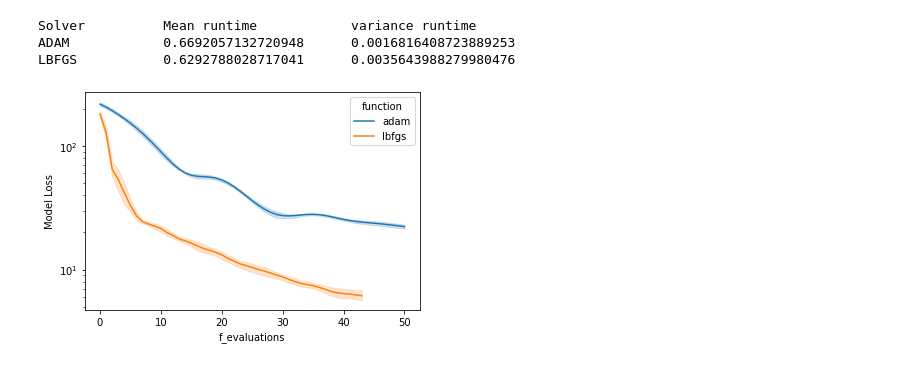
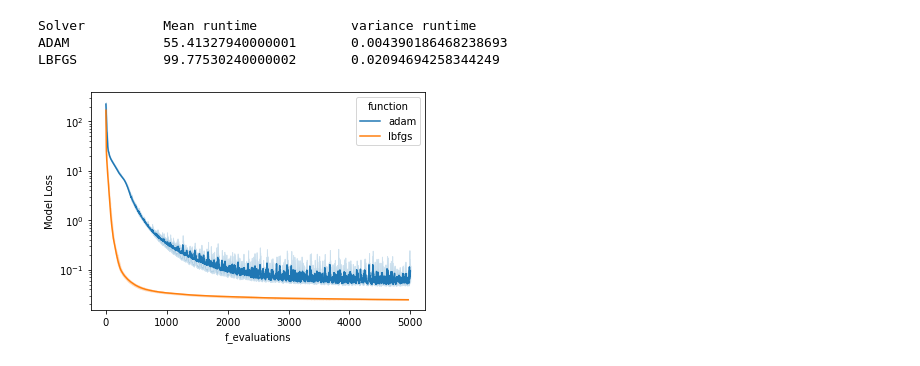
Before and after one commit to michelebersani/ComputationalMathematics, a Jupyter notebook: comparison_plots.ipynb, the cells around one changed output. Drawn from its saved outputs; the diff is of its cells as text; code cells hidden in the pictures.

Commit message:
adam_vs_lbfgs

```diff
--- a/comparison_plots.ipynb
+++ b/comparison_plots.ipynb
@@ -45,51 +46,63 @@ def pair_vector(vector_list):
     return vector_list
 
 runs = 5
+max_feval = 5000
 
 adam_f_values = []
 adam_runtimes = []
+adam_f_evals = []
+
 lbfgs_f_values = []
 lbfgs_runtimes = []
+lbfgs_f_evals = []
 
 for i in range(runs):
-    solver = adam_SGD(max_feval = 50)
+    solver = adam_SGD(max_feval = max_feval)
     model.init_weights()
     x = model.Weights
+
+    start_time = time.process_time()
     status = solver.solve(f, x)
-    f_values = solver.f_values
-    adam_f_values.append(f_values)
-    runtime = solver.runtime
+    end_time = time.process_time()
+    runtime = end_time-start_time
     adam_runtimes.append(runtime)
 
+    adam_f_evals.append(solver.feval)
+    adam_f_values.append(solver.f_values)
+
 for i in range(runs):
-    solver = LBFGS(eps=1e-20,max_feval=50,M=500)
+    solver = LBFGS(eps=1e-10,max_feval=max_feval,M=500)
     model.init_weights()
     x = model.Weights
+
+    start_time = time.process_time()
     status = solver.solve(f, x)
-    f_values = solver.f_values
-    lbfgs_f_values.append(f_values)
-    runtime = solver.runtime
+    end_time = time.process_time()
+    runtime = end_time-start_time
     lbfgs_runtimes.append(runtime)
+
+    lbfgs_f_values.append(solver.f_values)
+    lbfgs_f_evals.append(solver.feval)
 
 print("Solver \t\tMean runtime\t\tvariance runtime")
 print(f"ADAM\t\t{np.mean(adam_runtimes)}\t{np.var(adam_runtimes)}")
 print(f"LBFGS\t\t{np.mean(lbfgs_runtimes)}\t{np.var(lbfgs_runtimes)}")
 
 if lbfgs_f_values is not None and adam_f_values is not None:
     run_1 = pair_vector(adam_f_values)
     run_2 = pair_vector(lbfgs_f_values)
     df_1 = pd.DataFrame(run_1).melt()
     df_1['function'] = ["adam"] * len(df_1.index)
     df_2 = pd.DataFrame(run_2).melt()
     df_2['function'] = ["lbfgs"] * len(df_2.index)
     result = pd.concat([df_1, df_2], axis=0)
 
     # Plot fevals
     fig = sns.lineplot(x="variable", y="value", hue="function", data=result, estimator=geo_mean)
     fig.set_yscale("log")
     fig.set(xlabel='f_evaluations', ylabel='Model Loss')
 # %% [output]
 Solver          Mean runtime            variance runtime
-ADAM            0.6692057132720948      0.0016816408723889253
-LBFGS           0.6292788028717041      0.0035643988279980476
+ADAM            55.41327940000001       0.004390186468238693
+LBFGS           99.77530240000002       0.02094694258344249
-[figure, old version]
+[figure, new version]
```
Also changed, not shown: parts of 1 cell of this notebook, 3 other files.
